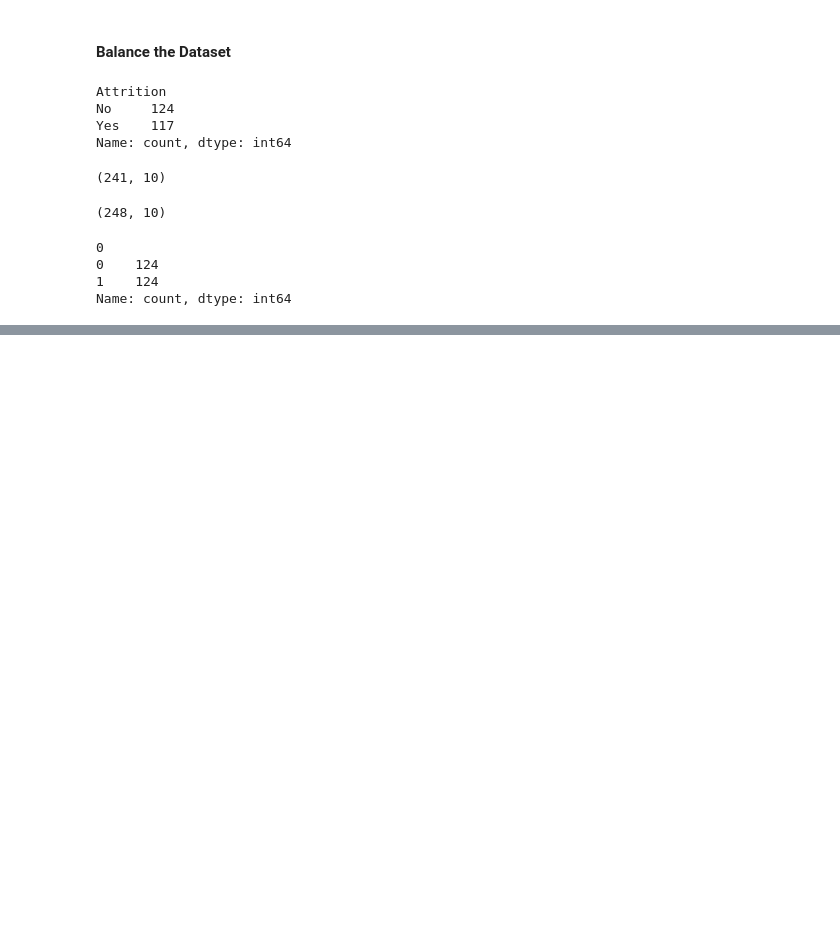
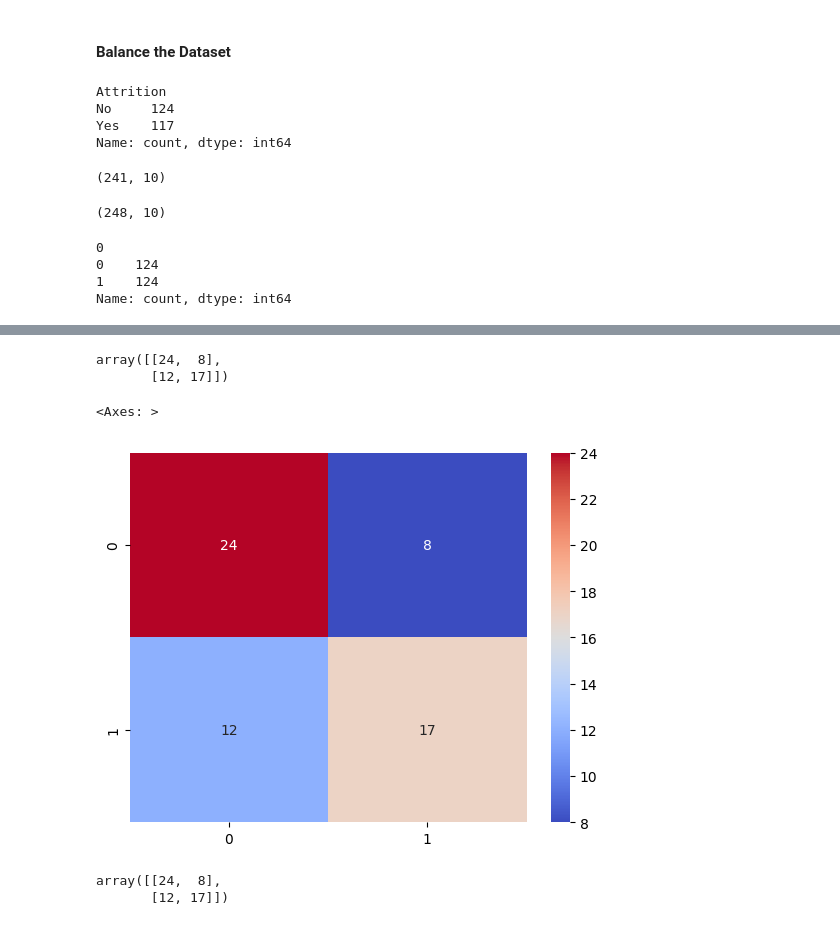
Before and after one commit to AndyMortey/Employee-Attrition-Predictor, a Jupyter notebook: notebook.ipynb, the cells around one changed output, grey strips where cells are left out. Drawn from its saved outputs; the diff is of its cells as text; code cells hidden in the pictures; blank space fills up the shorter version.

```diff
--- a/notebook.ipynb
+++ b/notebook.ipynb
@@ -555,0 +739,33 @@ Name: count, dtype: int64
+# %%
+selection = SelectKBest(mutual_info_classif, k='all')
+
+fi_smote_df = pd.DataFrame(columns=['Model_name', 'Accuracy', 'Precision', 'Recall', 'F1_Score'])
+
+all_pipelines = {}
+
+for model_name, classifier in models:
+
+    pipeline = imbpipeline(steps=[
+    ('preprocessor', preprocessor),
+    ('smote', SMOTE(random_state=42)),
+    ('feature_importance', selection),
+    ('classifier', classifier)
+    ])
+
+    pipeline.fit(X_train, y_train_encoded)
+
+    all_pipelines[model_name] = pipeline
+
+    smote_y_pred = pipeline.predict(X_test)
+
+    fi_smote_dict = classification_report(y_test_encoded, smote_y_pred, output_dict=True)
+
+    acccuracy = fi_smote_dict['accuracy']
+    precision = fi_smote_dict['weighted avg']['precision']
+    recall = fi_smote_dict['weighted avg']['recall']
+    f1_score = fi_smote_dict['weighted avg']['f1-score']
+
+    fi_smote_df.loc[len(fi_smote_df)] = [model_name, acccuracy, precision, recall, f1_score]
+
+
+fi_smote_df
@@ -555,0 +846,27 @@ Name: count, dtype: int64
+# %%
+forest_pipeline = all_pipelines['Random Forest']
+
+forest_y_pred = forest_pipeline.predict(X_test)
+
+matrix = confusion_matrix(y_test_encoded, forest_y_pred)
+matrix
+# %% [output]
+array([[24,  8],
+       [12, 17]])
+# %%
+sns.heatmap(data=matrix, annot=True, fmt='d', cmap='coolwarm')
+# %% [output]
+<Axes: >
+[figure, added]
+# %%
+threshold = 0.51
+
+y_pred_proba = forest_pipeline.predict_proba(X_test)[:, 1]
+
+binary_prediction = (y_pred_proba >= threshold)
+
+threshold_matrix = confusion_matrix(y_test_encoded, binary_prediction)
+threshold_matrix
+# %% [output]
+array([[24,  8],
+       [12, 17]])
```
Also changed, not shown: parts of 28 cells of this notebook.
